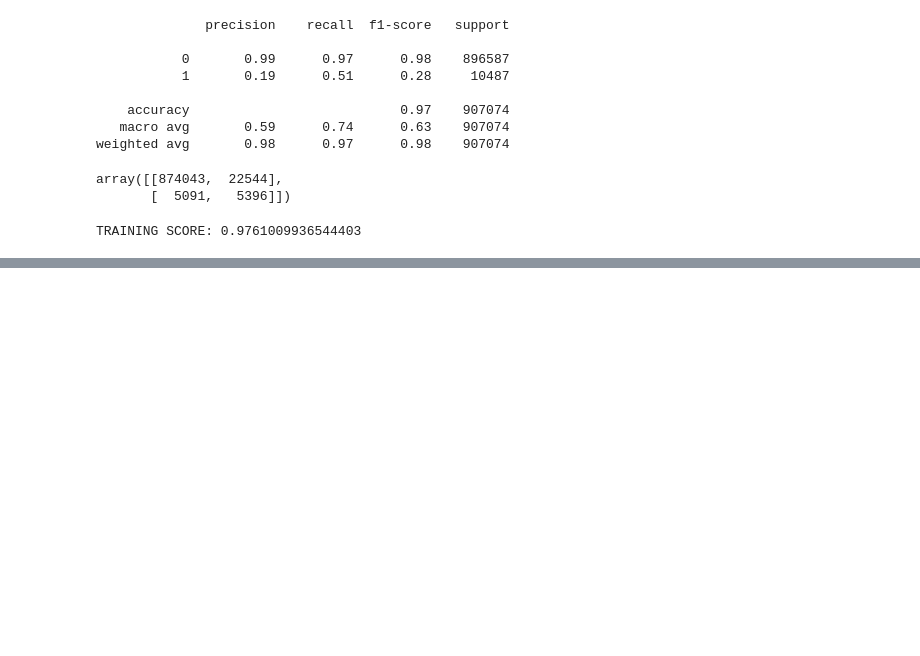
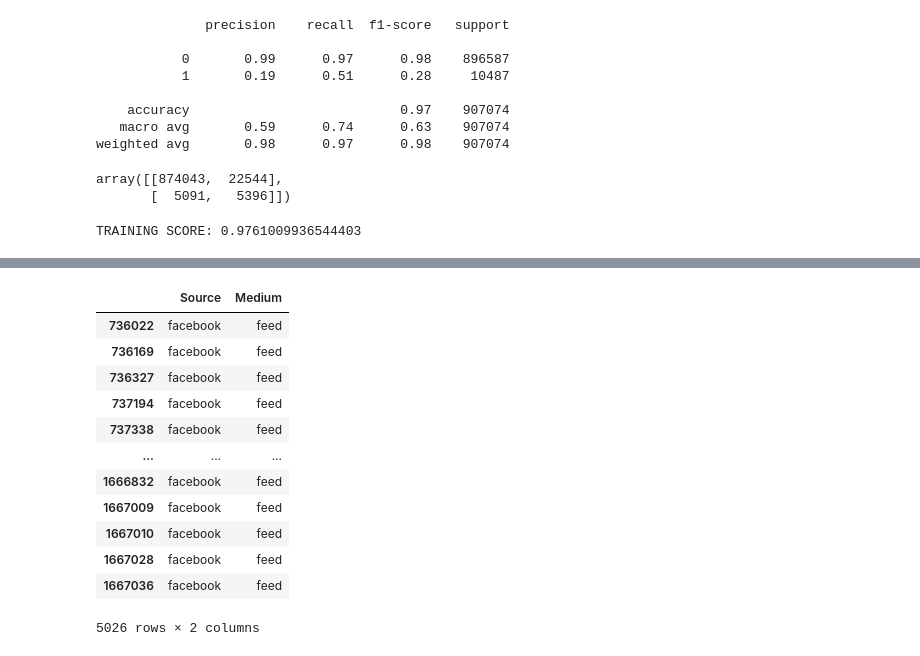
Before and after one commit to Laurajmoreno/ML_and_CRO, a Jupyter notebook: CLASSIFICATION_OPTIMIZATION_AND_GS_Random-Forest-with-fulldata-no-carrito-pedido .ipynb, the cells around one changed output, grey strips where cells are left out. Cells and saved outputs as stored; diff of their text form; code cells hidden in the pictures; blank space fills up the shorter version.

```diff
--- a/CLASSIFICATION_OPTIMIZATION_AND_GS_Random-Forest-with-fulldata-no-carrito-pedido .ipynb
+++ b/CLASSIFICATION_OPTIMIZATION_AND_GS_Random-Forest-with-fulldata-no-carrito-pedido .ipynb
@@ -2831,0 +2906,9 @@ TRAINING SCORE: 0.9761009936544403
+# %%
+df['ga:productAddsToCart_transf']=df["ga:productAddsToCart"].apply(lambda x: 1 if x>1 else x)
+
+print("No. observations per class")
+print(df['ga:productAddsToCart_transf'].value_counts())
+print("")
+
+print("% observations per class")
+print(100*df['ga:productAddsToCart_transf'].value_counts(normalize=True))
@@ -2831,0 +2925,10 @@ TRAINING SCORE: 0.9761009936544403
+# %%
+# Data
+
+features=['ga:pageDepth','ga:sessionCount','ga:daysSinceLastSession','ga:productSKU',\
+          'month_sin','month_cos','dayofweek_sin','dayofweek_cos','hour_sin','hour_cos',\
+          'Source','Medium','ga:city','ga:deviceCategory','ga:operatingSystem','Returning_Visitor',\
+          'Product_price','Web_Discount','ga:pagePath','Detail_View','ga:landingPagePath']
+
+y=df['ga:productAddsToCart_transf']
+X=df[features]
@@ -2831,0 +3041,16 @@ TRAINING SCORE: 0.9761009936544403
+# %%
+X[(X['Medium']=='feed')][['Source','Medium']]
+# %% [output]
+|  | Source | Medium |
+| 736022 | facebook | feed |
+| 736169 | facebook | feed |
+| 736327 | facebook | feed |
+| 737194 | facebook | feed |
+| 737338 | facebook | feed |
+| ... | ... | ... |
+| 1666832 | facebook | feed |
+| 1667009 | facebook | feed |
+| 1667010 | facebook | feed |
+| 1667028 | facebook | feed |
+| 1667036 | facebook | feed |
+5026 rows × 2 columns
```
Also changed, not shown: parts of 16 cells of this notebook.
